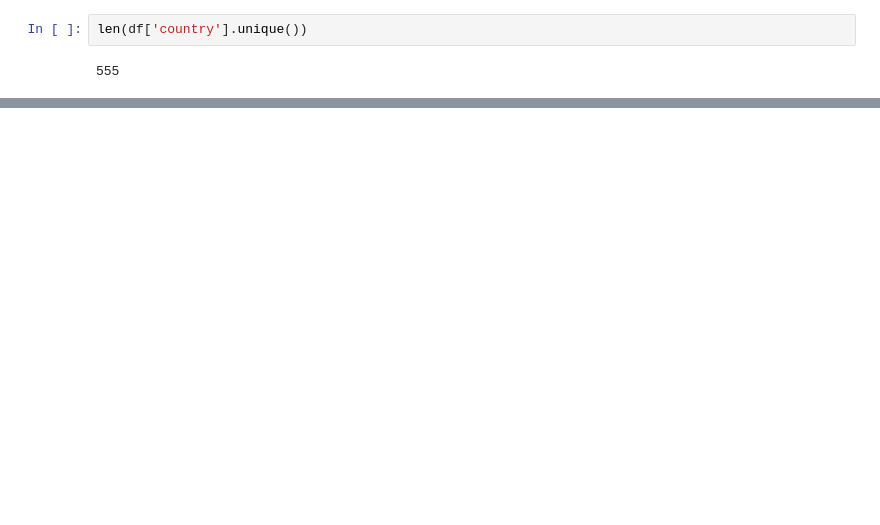
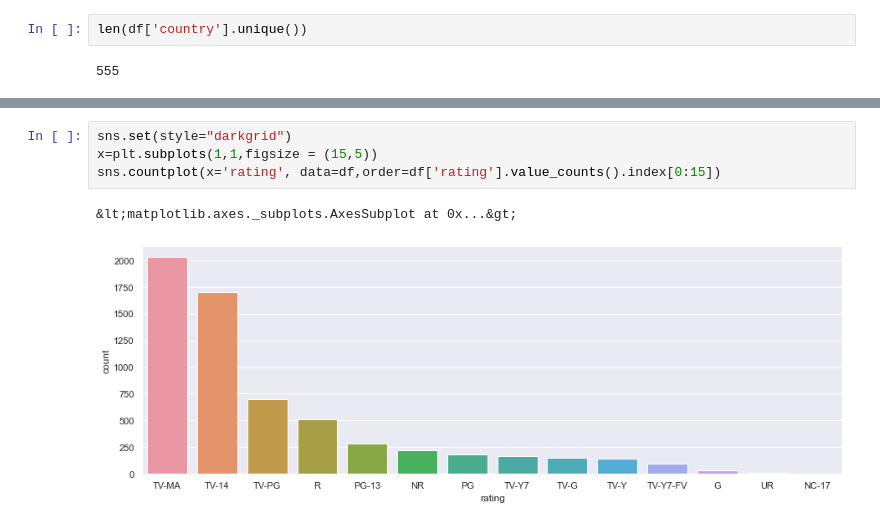
Before and after one commit to chaimaa1997/Netflix-data-analyse, a Jupyter notebook: netflix (2).ipynb, the cells around one changed output, grey strips where cells are left out. Saved outputs shown, nothing was run; the diff lists cells and outputs as text; blank space fills up the shorter version.

```diff
--- a/netflix (2).ipynb
+++ b/netflix (2).ipynb
@@ -115,0 +137,7 @@ df_pays
+# %%
+sns.set(style="darkgrid")
+x=plt.subplots(1,1,figsize = (15,5))
+sns.countplot(x='rating', data=df,order=df['rating'].value_counts().index[0:15])
+# %% [output]
+&lt;matplotlib.axes._subplots.AxesSubplot at 0x...&gt;
+[figure, added]
```
Also changed, not shown: parts of 16 cells of this notebook.
